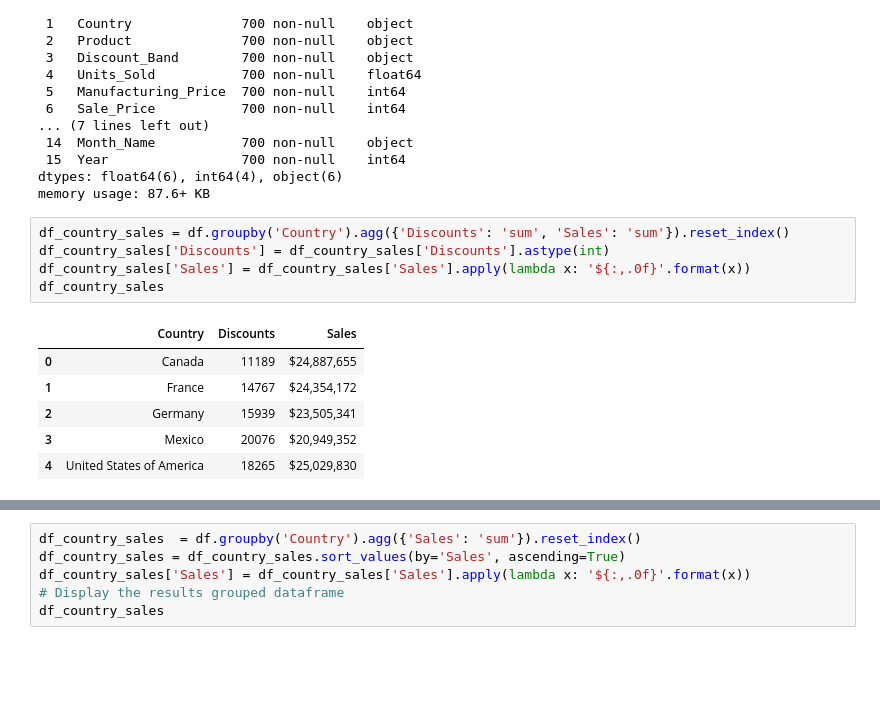
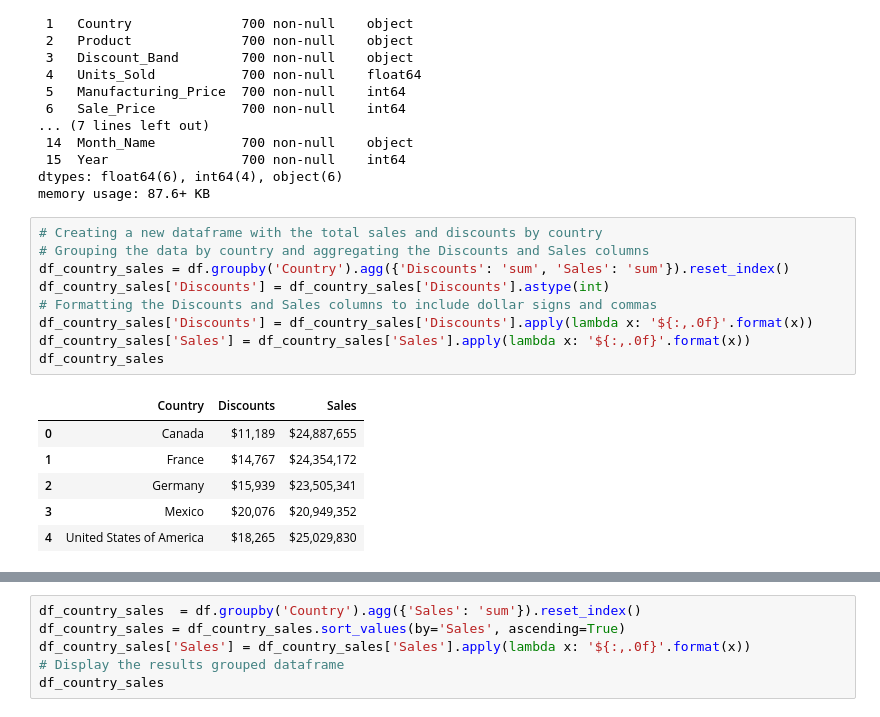
Before and after one commit to Lhecks/financial_analysts, a Jupyter notebook: main.ipynb, the cells around one changed output, grey strips where cells are left out. Cells and saved outputs as stored; diff of their text form; blank space fills up the shorter version.

```diff
--- a/main.ipynb
+++ b/main.ipynb
@@ -100,14 +109,18 @@ Data columns (total 16 columns):
 dtypes: float64(6), int64(4), object(6)
 memory usage: 87.6+ KB
 # %%
+# Creating a new dataframe with the total sales and discounts by country
+# Grouping the data by country and aggregating the Discounts and Sales columns
 df_country_sales = df.groupby('Country').agg({'Discounts': 'sum', 'Sales': 'sum'}).reset_index()
 df_country_sales['Discounts'] = df_country_sales['Discounts'].astype(int)
+# Formatting the Discounts and Sales columns to include dollar signs and commas
+df_country_sales['Discounts'] = df_country_sales['Discounts'].apply(lambda x: '${:,.0f}'.format(x))
 df_country_sales['Sales'] = df_country_sales['Sales'].apply(lambda x: '${:,.0f}'.format(x))
 df_country_sales
 # %% [output]
 |  | Country | Discounts | Sales |
-| 0 | Canada | 11189 | $24,887,655 |
-| 1 | France | 14767 | $24,354,172 |
-| 2 | Germany | 15939 | $23,505,341 |
-| 3 | Mexico | 20076 | $20,949,352 |
-| 4 | United States of America | 18265 | $25,029,830 |
+| 0 | Canada | $11,189 | $24,887,655 |
+| 1 | France | $14,767 | $24,354,172 |
+| 2 | Germany | $15,939 | $23,505,341 |
+| 3 | Mexico | $20,076 | $20,949,352 |
+| 4 | United States of America | $18,265 | $25,029,830 |
```
Also changed, not shown: parts of 12 cells of this notebook, 1 other file.
